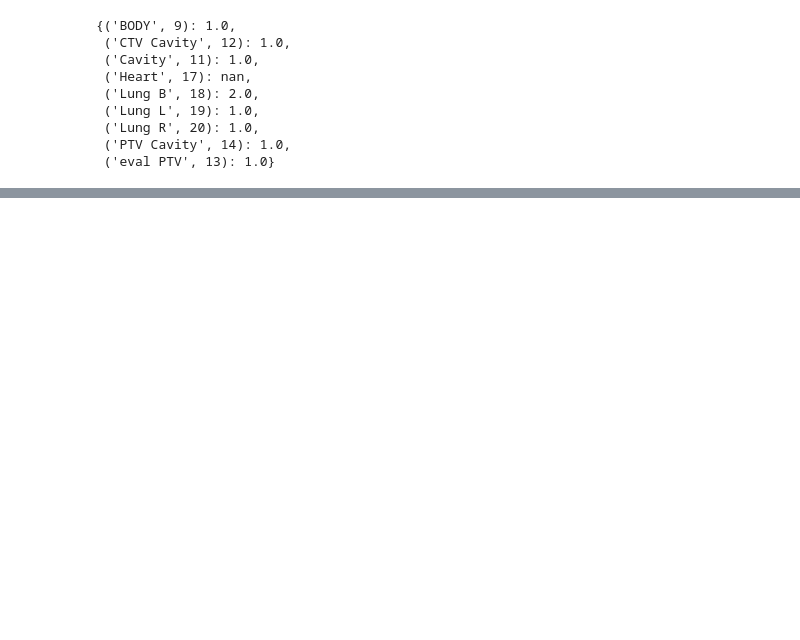
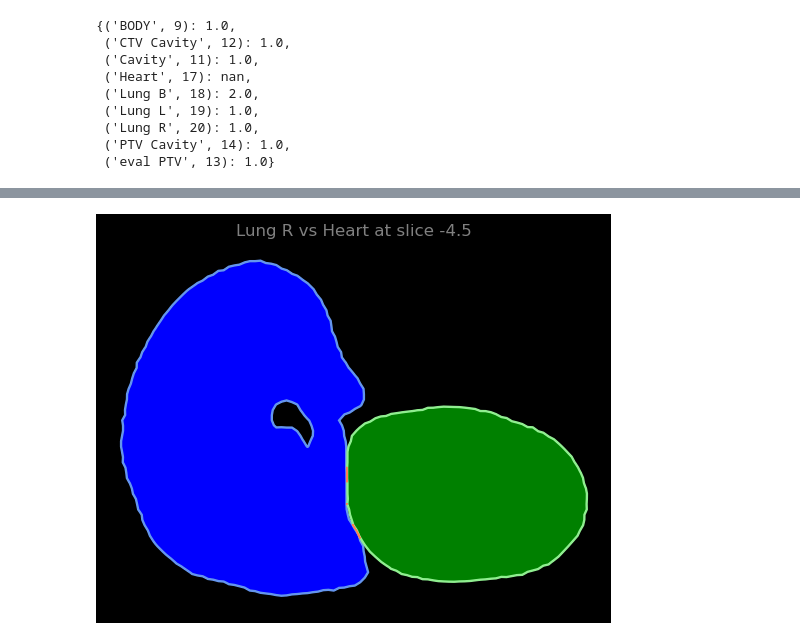
Before and after one commit to GregSal/StructureRelations, a Jupyter notebook: src/notebooks/relations/DicomStructureRelations.ipynb, the cells around one changed output, grey strips where cells are left out. Saved outputs shown, nothing was run; the diff lists cells and outputs as text; code cells hidden in the pictures; blank space fills up the shorter version.

```diff
--- a/src/notebooks/relations/DicomStructureRelations.ipynb
+++ b/src/notebooks/relations/DicomStructureRelations.ipynb
@@ -225,0 +218,9 @@ plot_roi(contour_table, [11, 12])
+# %%
+from debug_tools import plot_roi_slice
+
+# Plot 'CTV Cavity' and 'Cavity' structures at the central slice
+# Blue = only in CTV Cavity, Green = only in Cavity, Orange = overlap
+ax = plot_roi_slice(structure_set, slice_index=-4.5,
+                    structure_names=['Lung R', 'Heart'], tolerance=0.1)
+# %% [output]
+[figure, added]
```
Also changed, not shown: parts of 6 cells of this notebook, 1 other file.
